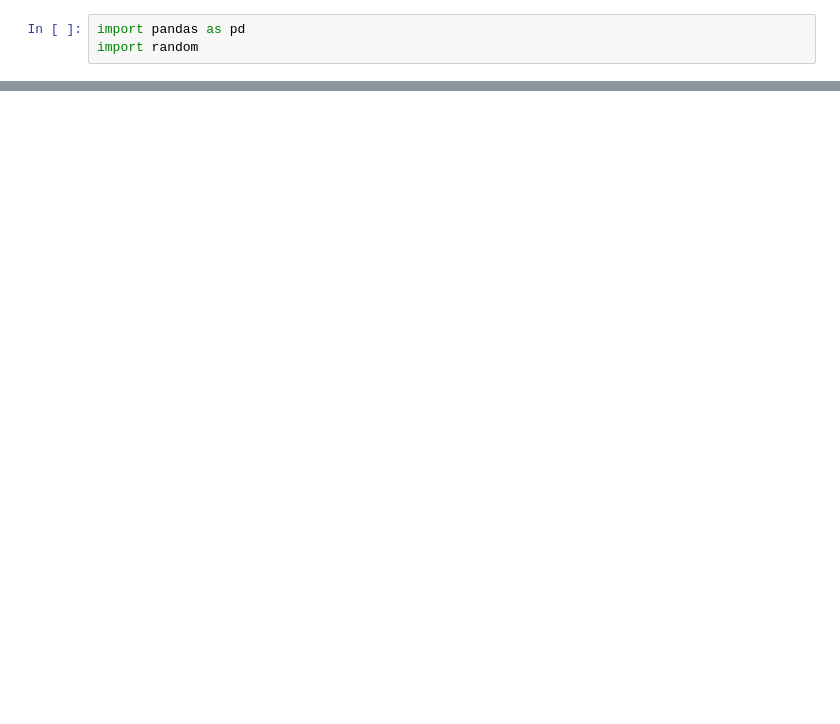
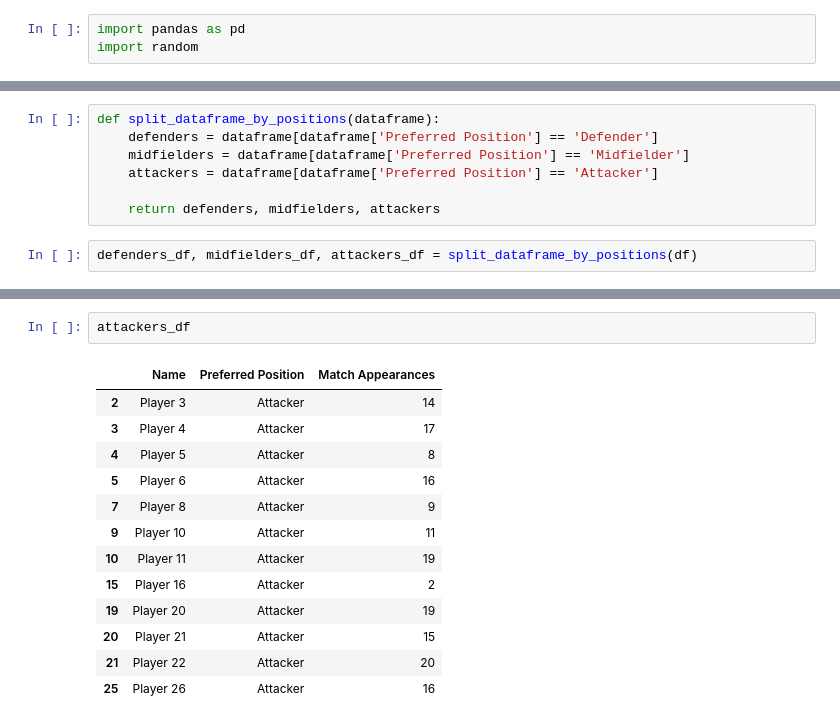
Before and after one commit to tasosnikitakis/Data_Science_Notebooks, a Jupyter notebook: fsa_fc.ipynb, the cells around one changed output, grey strips where cells are left out. Cells and saved outputs as stored; diff of their text form; blank space fills up the shorter version.

```diff
--- a/fsa_fc.ipynb
+++ b/fsa_fc.ipynb
@@ -43,0 +44,9 @@ df
+# %%
+def split_dataframe_by_positions(dataframe):
+    defenders = dataframe[dataframe['Preferred Position'] == 'Defender']
+    midfielders = dataframe[dataframe['Preferred Position'] == 'Midfielder']
+    attackers = dataframe[dataframe['Preferred Position'] == 'Attacker']
+
+    return defenders, midfielders, attackers
+# %%
+defenders_df, midfielders_df, attackers_df = split_dataframe_by_positions(df)
@@ -43,0 +76,16 @@ df
+# %%
+attackers_df
+# %% [output]
+|  | Name | Preferred Position | Match Appearances |
+| 2 | Player 3 | Attacker | 14 |
+| 3 | Player 4 | Attacker | 17 |
+| 4 | Player 5 | Attacker | 8 |
+| 5 | Player 6 | Attacker | 16 |
+| 7 | Player 8 | Attacker | 9 |
+| 9 | Player 10 | Attacker | 11 |
+| 10 | Player 11 | Attacker | 19 |
+| 15 | Player 16 | Attacker | 2 |
+| 19 | Player 20 | Attacker | 19 |
+| 20 | Player 21 | Attacker | 15 |
+| 21 | Player 22 | Attacker | 20 |
+| 25 | Player 26 | Attacker | 16 |
```
Also changed, not shown: parts of 4 cells of this notebook.
